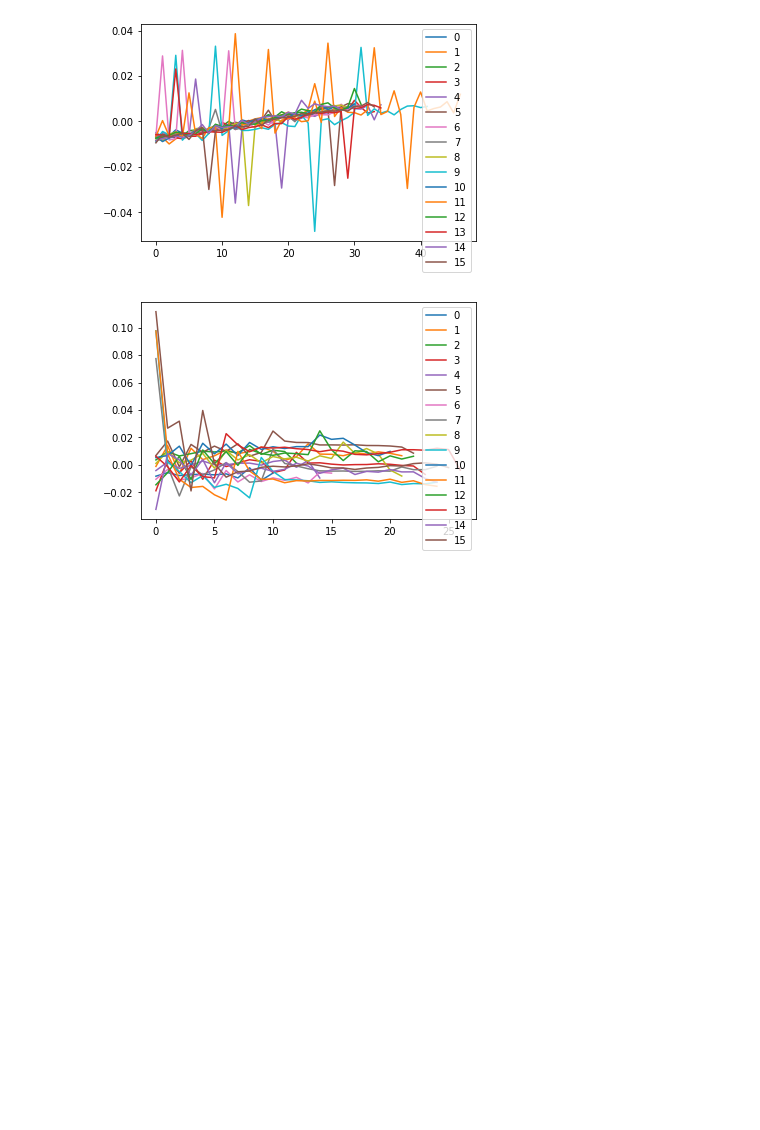
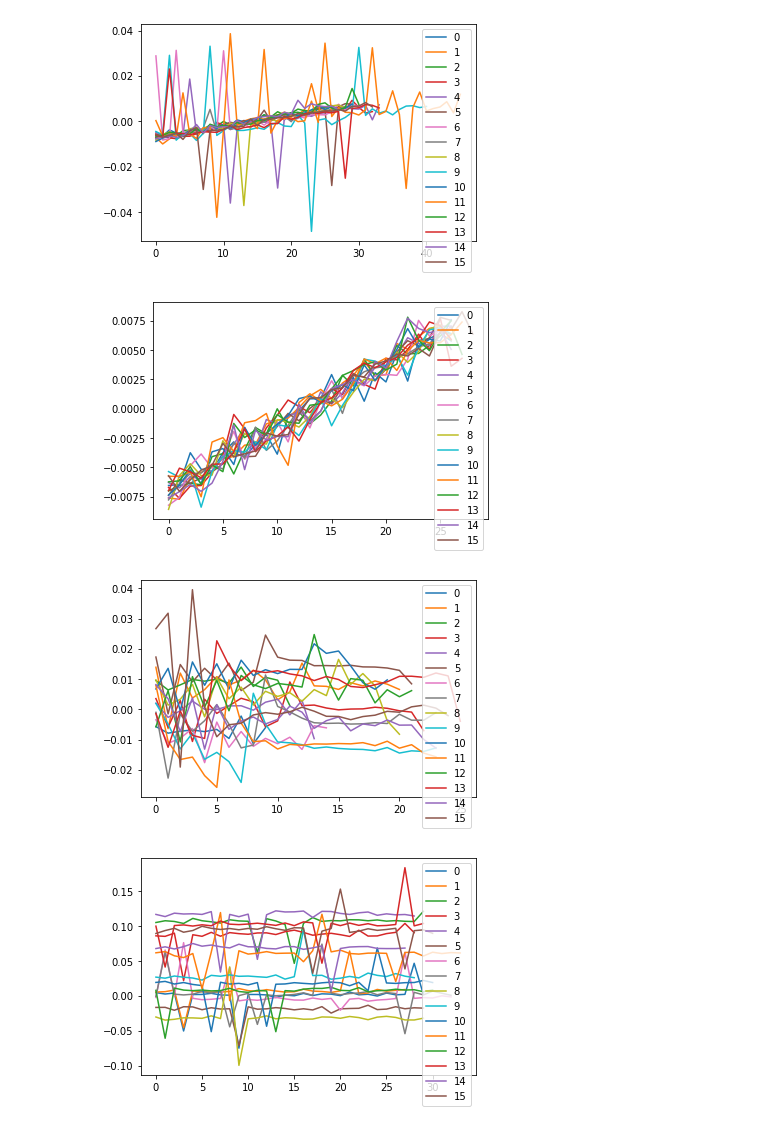
Before and after one commit to branislavjenco/thesis-code, a Jupyter notebook: centroid_distances.ipynb, the cells around one changed output. Cells and saved outputs as stored; diff of their text form; code cells hidden in the pictures; blank space fills up the shorter version.

Commit message:
Current centroid distances notebook

```diff
--- a/centroid_distances.ipynb
+++ b/centroid_distances.ipynb
@@ -1,25 +1,57 @@
 # %%
 import matplotlib.pyplot as plt
+
+laser_id_to_angle = {
+    0: -15,
+    1: 1,
+    2: -13,
+    3: 3,
+    4: -11,
+    5: 5,
+    6: -9,
+    7: 7,
+    8: -7,
+    9: 9,
+    10: -5,
+    11: 11,
+    12: -3,
+    13: 13,
+    14: -1,
+    15: 15
+}
+laser_angle_to_id = {y:x for x,y in laser_id_to_angle.items()}
+sorted_angles_asc = sorted(laser_angle_to_id.keys())
+sorted_ids_by_angle = [laser_angle_to_id[angle] for angle in sorted_angles_asc]
+
 
 def plot_centroid_distances(filename):
     distances = [[] for _ in range(16)]
     current_id = -1
     # the centroid distances in this file should be sorted by the centroids z-coordinate
     with open(filename) as f:
         for line in f:
             if line.startswith("Laser id"):
                 current_id = current_id + 1
             else:
                 distances[current_id].append(float(line.rstrip("\n")))
 
+    # try sorting by the angle
     for dist in distances:
-        plt.plot(dist)
+        plt.plot(dist[1:])
     plt.legend(range(16))
     plt.show()
 
+plot_centroid_distances("/home/brano/Projects/thesis/virtual_error_measurements/5m_various_errors_comparison/centroid_distances.txt")
+# plot_centroid_distances("/home/brano/Projects/thesis/virtual_error_measurements/5m_various_errors_comparison/centroids_sample_new006.txt")
+plot_centroid_distances("/home/brano/Projects/thesis/virtual_error_measurements/5m_various_errors_comparison/centroids_sample_new005.txt")
+# plot_centroid_distances("/home/brano/Projects/thesis/virtual_error_measurements/5m_various_errors_comparison/centroids_sample_new004.txt")
+# plot_centroid_distances("/home/brano/Projects/thesis/virtual_error_measurements/5m_various_errors_comparison/centroids_sample_new007.txt")
 
-plot_centroid_distances("/home/brano/Projects/thesis/virtual_error_measurements/5m_various_errors_comparison/centroid_distances.txt")
 plot_centroid_distances("/home/brano/Projects/github_indoor++/pcds/error_measurements/5m_2/fragments/fragment_0/centroid_distances_wall.txt")
+
+plot_centroid_distances("/home/brano/Projects/thesis/virtual_error_measurements/5m_various_errors_comparison/centroids_default.txt")
 # %% [output]
-[figure, old version]
+[figure, new version]
-[figure, old version]
+[figure, new version]
+[figure, added]
+[figure, added]
```
